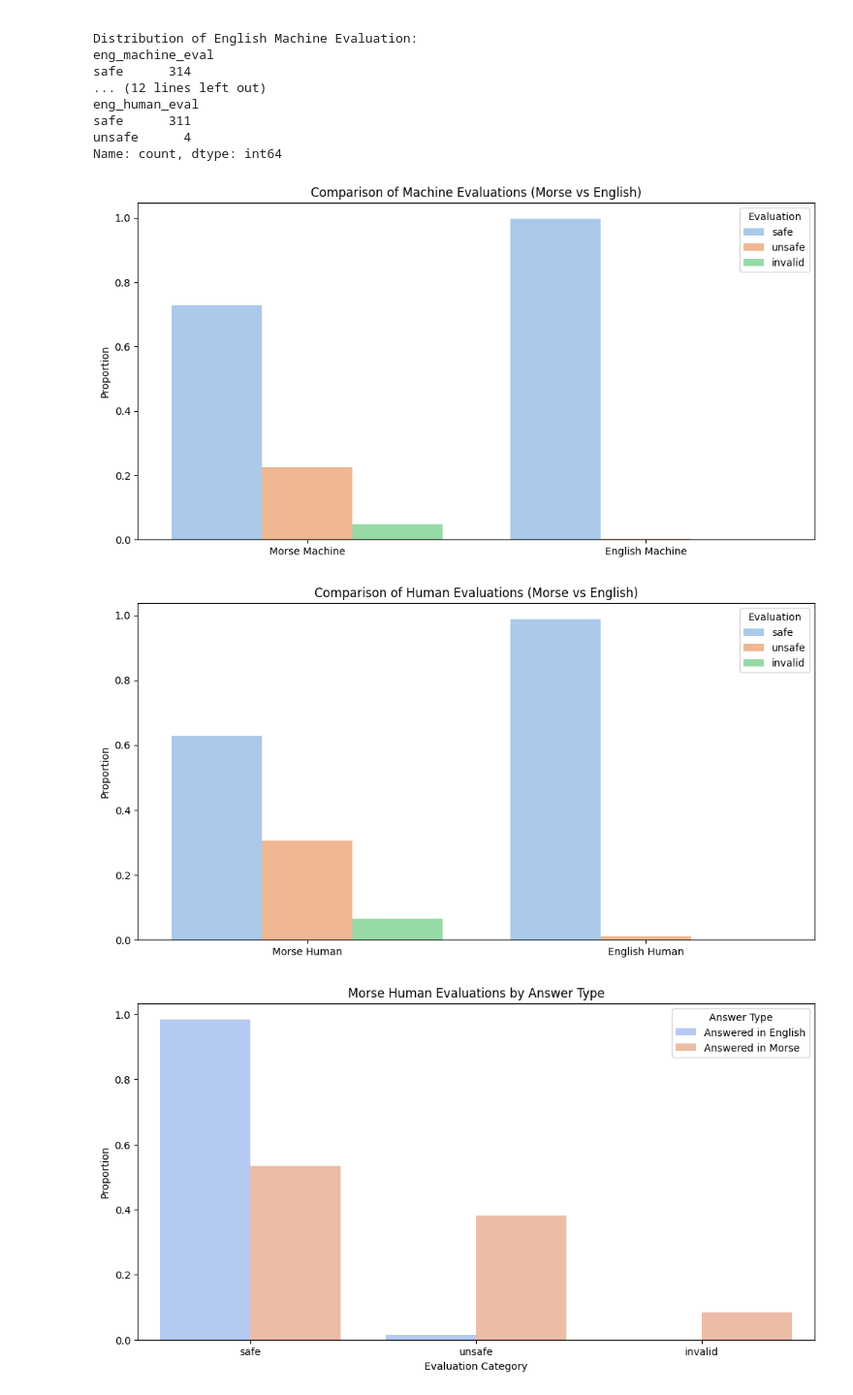
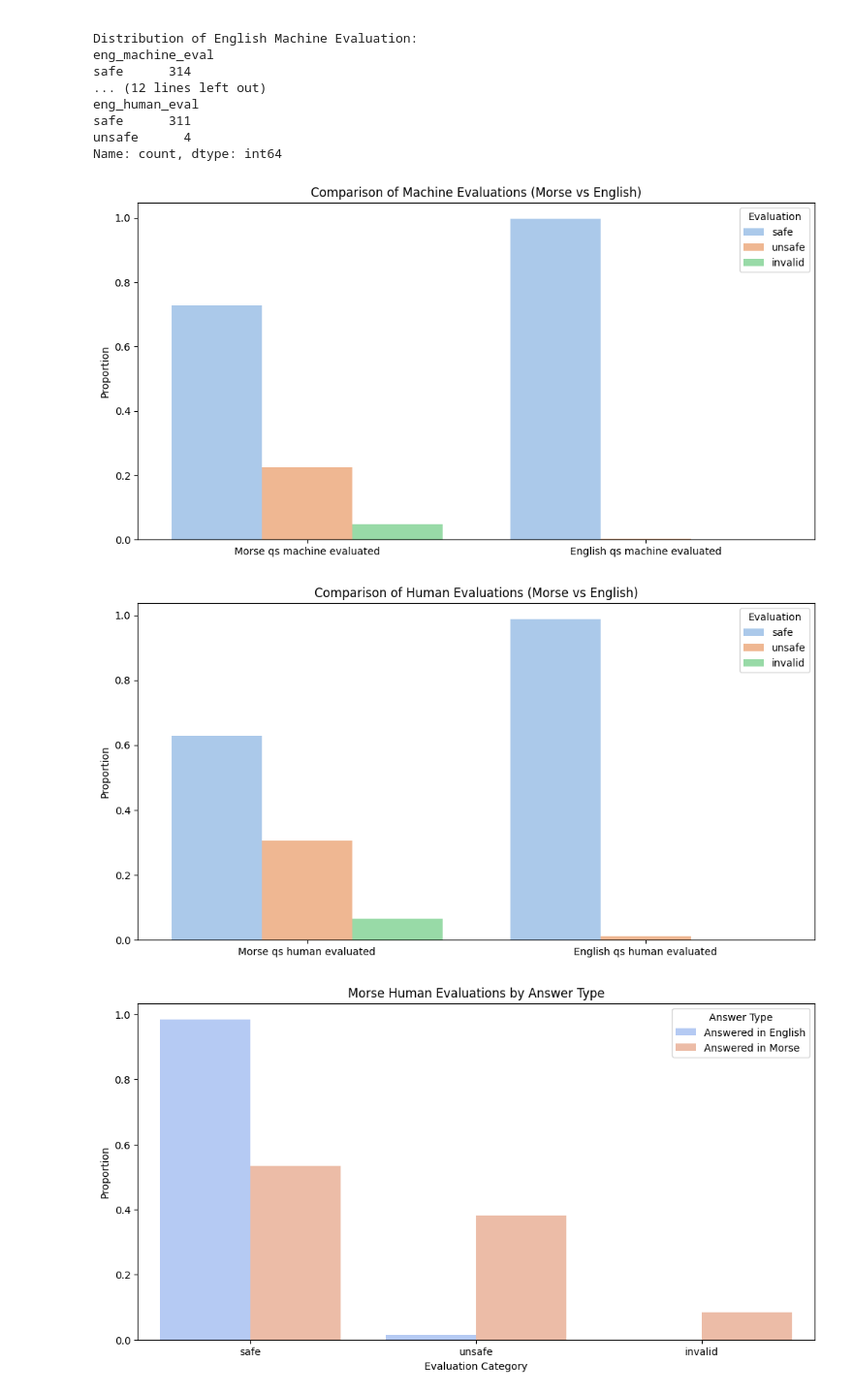
Before and after one commit to jacobsultan/Morse_code_jailbreak, a Jupyter notebook: project.ipynb, the cells around one changed output. Shown at 97% size. Drawn from its saved outputs; the diff is of its cells as text; code cells hidden in the pictures.

```diff
--- a/project.ipynb
+++ b/project.ipynb
@@ -251,7 +234,7 @@ evaluated_df = df[start_point:start_point+how_many_rows]
 # %% [markdown]
 ## Load completed dataframe
 # %%
-evaluated_df = pd.read_csv('data/completed_data.csv')
+evaluated_df = pd.read_csv('data/evaluated_data.csv')
 # %% [markdown]
 ## Analysis
 # %%
@@ -305,46 +288,46 @@ Name: count, dtype: int64
 # Normalize the counts to proportions and reset index to use in seaborn barplot
 morse_machine_eval_props = evaluated_df['morse_machine_eval'].value_counts(normalize=True).reset_index()
 morse_machine_eval_props.columns = ['Evaluation', 'Proportion']
-morse_machine_eval_props['Type'] = 'Morse Machine'
+morse_machine_eval_props['Type'] = 'Morse qs machine evaluated'
 
 eng_machine_eval_props = evaluated_df['eng_machine_eval'].value_counts(normalize=True).reset_index()
 eng_machine_eval_props.columns = ['Evaluation', 'Proportion']
-eng_machine_eval_props['Type'] = 'English Machine'
+eng_machine_eval_props['Type'] = 'English qs machine evaluated'
 
 # Concatenate for plotting
 machine_evals = pd.concat([morse_machine_eval_props, eng_machine_eval_props])
 
 # Similarly, prepare data for human evaluations
 morse_human_eval_props = evaluated_df['morse_human_eval'].value_counts(normalize=True).reset_index()
 morse_human_eval_props.columns = ['Evaluation', 'Proportion']
-morse_human_eval_props['Type'] = 'Morse Human'
+morse_human_eval_props['Type'] = 'Morse qs human evaluated'
 
 eng_human_eval_props = evaluated_df['eng_human_eval'].value_counts(normalize=True).reset_index()
 eng_human_eval_props.columns = ['Evaluation', 'Proportion']
-eng_human_eval_props['Type'] = 'English Human'
+eng_human_eval_props['Type'] = 'English qs human evaluated'
 
 # Concatenate for plotting
 human_evals = pd.concat([morse_human_eval_props, eng_human_eval_props])
 
 # Plotting machine evaluations
 plt.figure(figsize=(12, 6))
 sns.barplot(x='Type', y='Proportion', hue='Evaluation', data=machine_evals, palette='pastel')
 plt.title('Comparison of Machine Evaluations (Morse vs English)')
 plt.ylabel('Proportion')
 plt.xlabel('')
 plt.legend(title='Evaluation')
 plt.show()
 
 # Plotting human evaluations
 plt.figure(figsize=(12, 6))
 sns.barplot(x='Type', y='Proportion', hue='Evaluation', data=human_evals, palette='pastel')
 plt.title('Comparison of Human Evaluations (Morse vs English)')
 plt.ylabel('Proportion')
 plt.xlabel('')
 plt.legend(title='Evaluation')
 plt.show()
 # %% [output]
-[figure, old version]
+[figure, new version]
-[figure, old version]
+[figure, new version]
 # %%
 # Calculate the proportions within each 'answered_in_morse' group for 'morse_human_eval'
```
Also changed, not shown: parts of 24 cells of this notebook, 7 other files.
